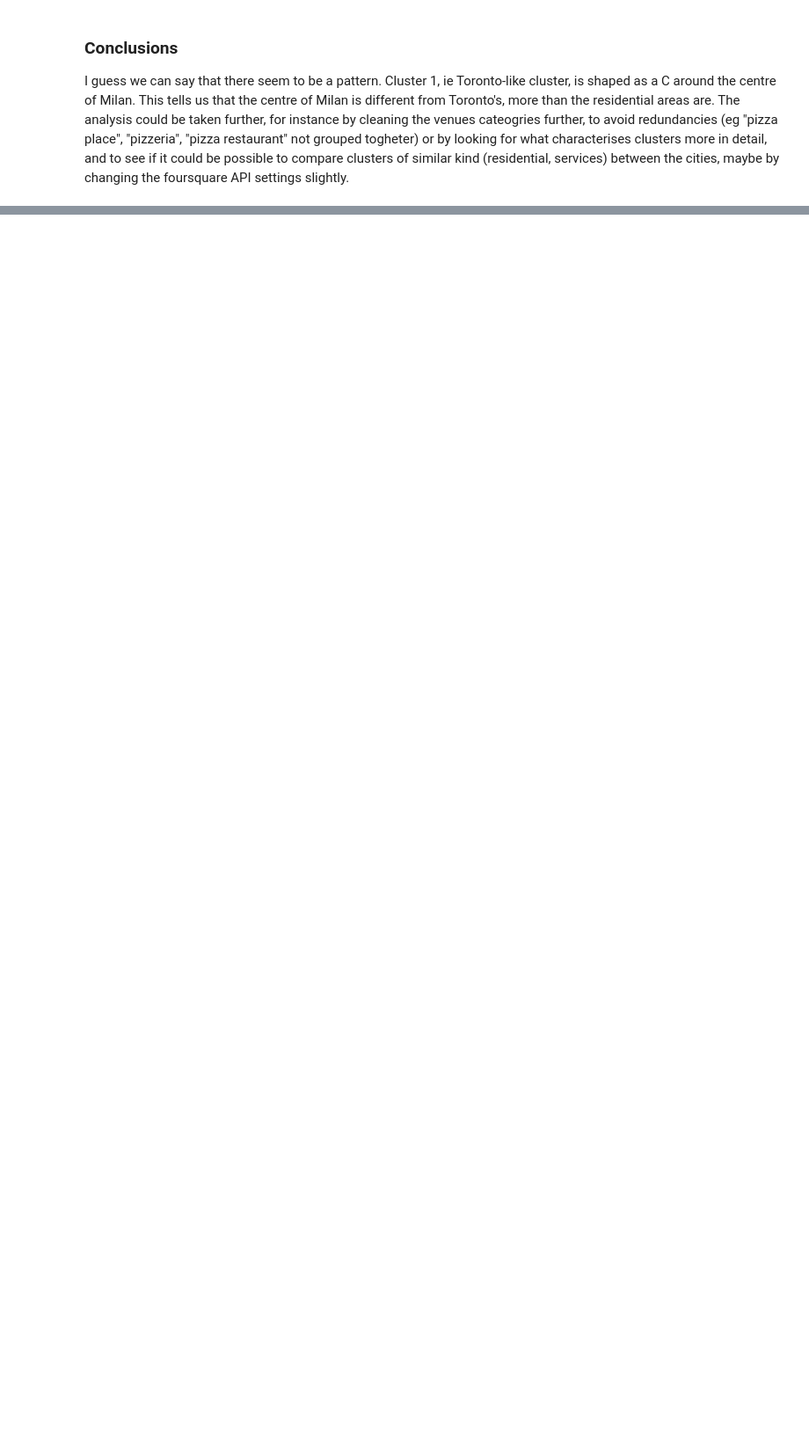
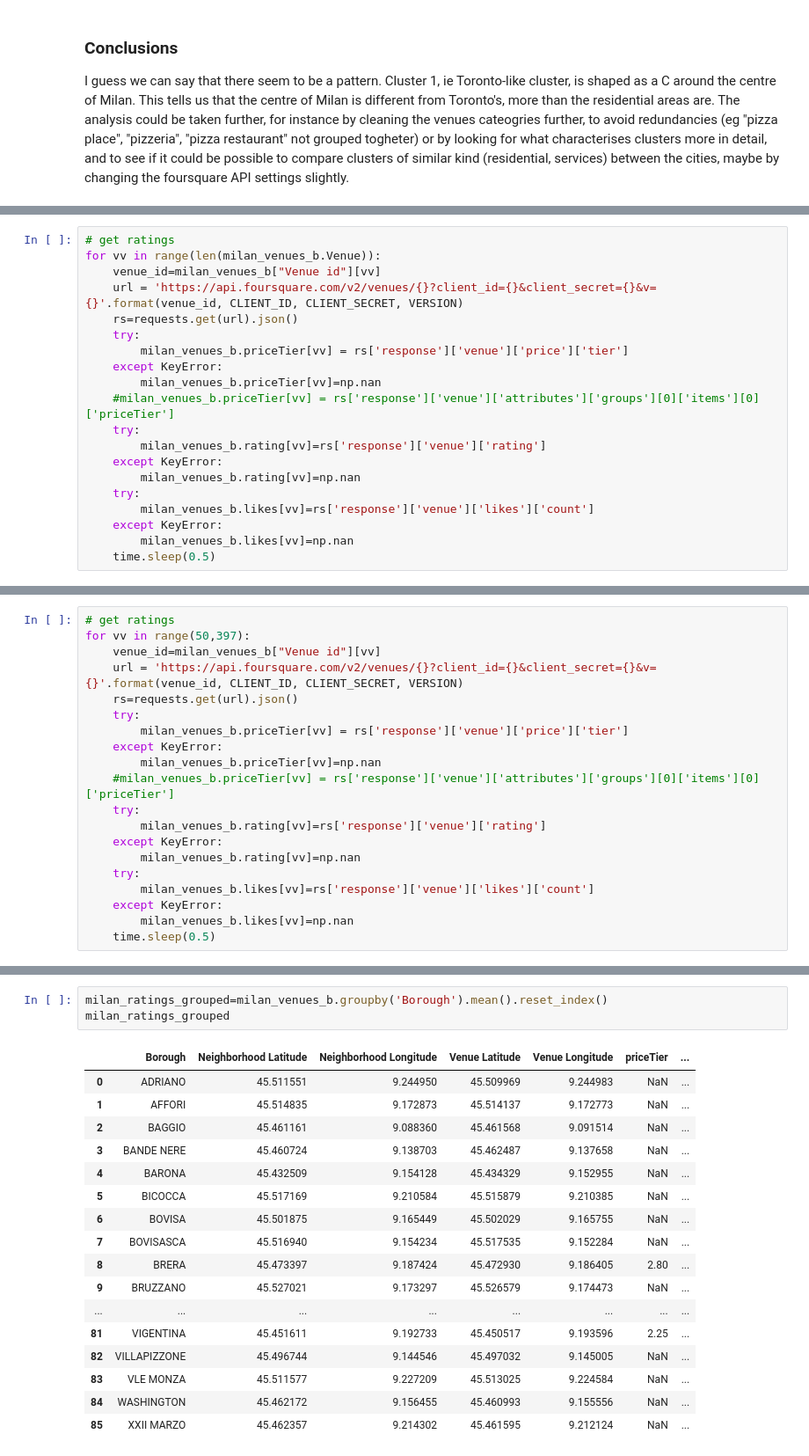
Before and after one commit to RaffaToSpace/Coursera_Capstone, a Jupyter notebook: Coursera_Capstone.ipynb, the cells around one changed output, grey strips where cells are left out. Shown at 88% size. Saved outputs shown, nothing was run; the diff lists cells and outputs as text; blank space fills up the shorter version.

Commit message:
Added analysis with data about venues ratings and price tier from Yelp API

```diff
--- a/Coursera_Capstone.ipynb
+++ b/Coursera_Capstone.ipynb
@@ -805,0 +930,20 @@ I guess we can say that there seem to be a pattern. Cluster 1, ie Toronto-like c
+# %%
+# get ratings
+for vv in range(len(milan_venues_b.Venue)):
+    venue_id=milan_venues_b["Venue id"][vv]
+    url = 'https://api.foursquare.com/v2/venues/{}?client_id={}&client_secret={}&v={}'.format(venue_id, CLIENT_ID, CLIENT_SECRET, VERSION)
+    rs=requests.get(url).json()
+    try:
+        milan_venues_b.priceTier[vv] = rs['response']['venue']['price']['tier']
+    except KeyError:
+        milan_venues_b.priceTier[vv]=np.nan
+    #milan_venues_b.priceTier[vv] = rs['response']['venue']['attributes']['groups'][0]['items'][0]['priceTier']
+    try:
+        milan_venues_b.rating[vv]=rs['response']['venue']['rating']
+    except KeyError:
+        milan_venues_b.rating[vv]=np.nan
+    try:
+        milan_venues_b.likes[vv]=rs['response']['venue']['likes']['count']
+    except KeyError:
+        milan_venues_b.likes[vv]=np.nan
+    time.sleep(0.5)
@@ -805,0 +969,20 @@ I guess we can say that there seem to be a pattern. Cluster 1, ie Toronto-like c
+# %%
+# get ratings
+for vv in range(50,397):
+    venue_id=milan_venues_b["Venue id"][vv]
+    url = 'https://api.foursquare.com/v2/venues/{}?client_id={}&client_secret={}&v={}'.format(venue_id, CLIENT_ID, CLIENT_SECRET, VERSION)
+    rs=requests.get(url).json()
+    try:
+        milan_venues_b.priceTier[vv] = rs['response']['venue']['price']['tier']
+    except KeyError:
+        milan_venues_b.priceTier[vv]=np.nan
+    #milan_venues_b.priceTier[vv] = rs['response']['venue']['attributes']['groups'][0]['items'][0]['priceTier']
+    try:
+        milan_venues_b.rating[vv]=rs['response']['venue']['rating']
+    except KeyError:
+        milan_venues_b.rating[vv]=np.nan
+    try:
+        milan_venues_b.likes[vv]=rs['response']['venue']['likes']['count']
+    except KeyError:
+        milan_venues_b.likes[vv]=np.nan
+    time.sleep(0.5)
@@ -805,0 +1042,21 @@ I guess we can say that there seem to be a pattern. Cluster 1, ie Toronto-like c
+# %%
+milan_ratings_grouped=milan_venues_b.groupby('Borough').mean().reset_index()
+milan_ratings_grouped
+# %% [output]
+|  | Borough | Neighborhood Latitude | Neighborhood Longitude | Venue Latitude | Venue Longitude | priceTier | ... |
+| 0 | ADRIANO | 45.511551 | 9.244950 | 45.509969 | 9.244983 | NaN | ... |
+| 1 | AFFORI | 45.514835 | 9.172873 | 45.514137 | 9.172773 | NaN | ... |
+| 2 | BAGGIO | 45.461161 | 9.088360 | 45.461568 | 9.091514 | NaN | ... |
+| 3 | BANDE NERE | 45.460724 | 9.138703 | 45.462487 | 9.137658 | NaN | ... |
+| 4 | BARONA | 45.432509 | 9.154128 | 45.434329 | 9.152955 | NaN | ... |
+| 5 | BICOCCA | 45.517169 | 9.210584 | 45.515879 | 9.210385 | NaN | ... |
+| 6 | BOVISA | 45.501875 | 9.165449 | 45.502029 | 9.165755 | NaN | ... |
+| 7 | BOVISASCA | 45.516940 | 9.154234 | 45.517535 | 9.152284 | NaN | ... |
+| 8 | BRERA | 45.473397 | 9.187424 | 45.472930 | 9.186405 | 2.80 | ... |
+| 9 | BRUZZANO | 45.527021 | 9.173297 | 45.526579 | 9.174473 | NaN | ... |
+| ... | ... | ... | ... | ... | ... | ... | ... |
+| 81 | VIGENTINA | 45.451611 | 9.192733 | 45.450517 | 9.193596 | 2.25 | ... |
+| 82 | VILLAPIZZONE | 45.496744 | 9.144546 | 45.497032 | 9.145005 | NaN | ... |
+| 83 | VLE MONZA | 45.511577 | 9.227209 | 45.513025 | 9.224584 | NaN | ... |
+| 84 | WASHINGTON | 45.462172 | 9.156455 | 45.460993 | 9.155556 | NaN | ... |
+| 85 | XXII MARZO | 45.462357 | 9.214302 | 45.461595 | 9.212124 | NaN | ... |
```
Also changed, not shown: parts of 67 cells of this notebook.
